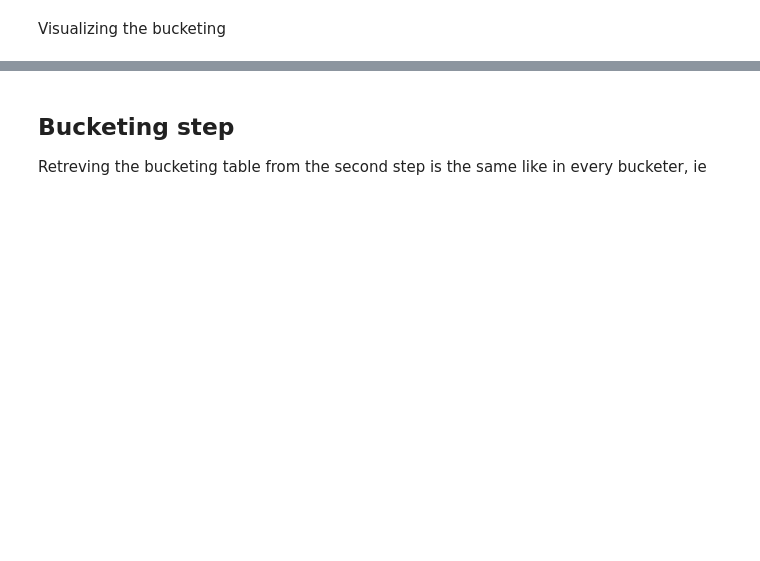
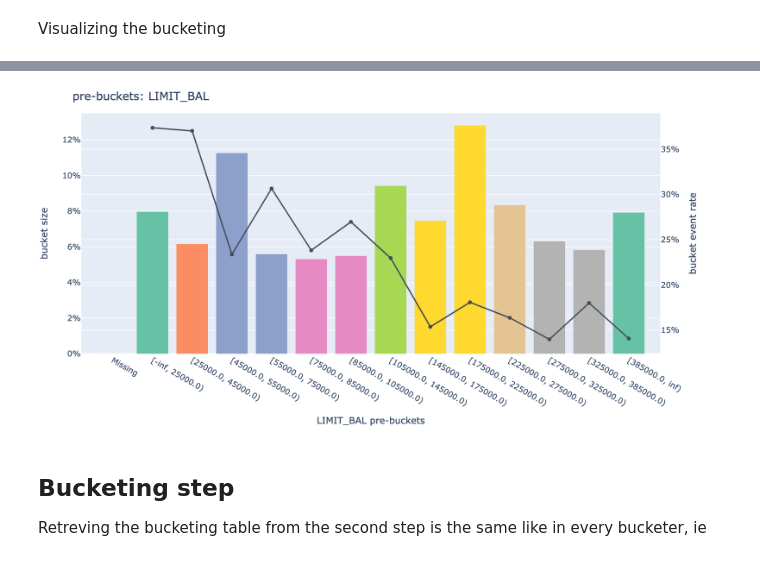
Before and after one commit to ing-bank/skorecard, a Jupyter notebook: docs/tutorials/reporting.ipynb, the cells around one changed output, grey strips where cells are left out. Cells and saved outputs as stored; diff of their text form; code cells hidden in the pictures; blank space fills up the shorter version.

```diff
--- a/docs/tutorials/reporting.ipynb
+++ b/docs/tutorials/reporting.ipynb
@@ -136,3 +134,7 @@ bucketing_process.plot_prebucket("LIMIT_BAL")
+# %%
+bucketing_process.plot_prebucket("LIMIT_BAL", format="png", scale=2, width=1050, height=525)
+# %% [output]
+[figure, added]
 # %% [markdown]
 ## Bucketing step
 
```
Also changed, not shown: parts of 8 cells of this notebook.
